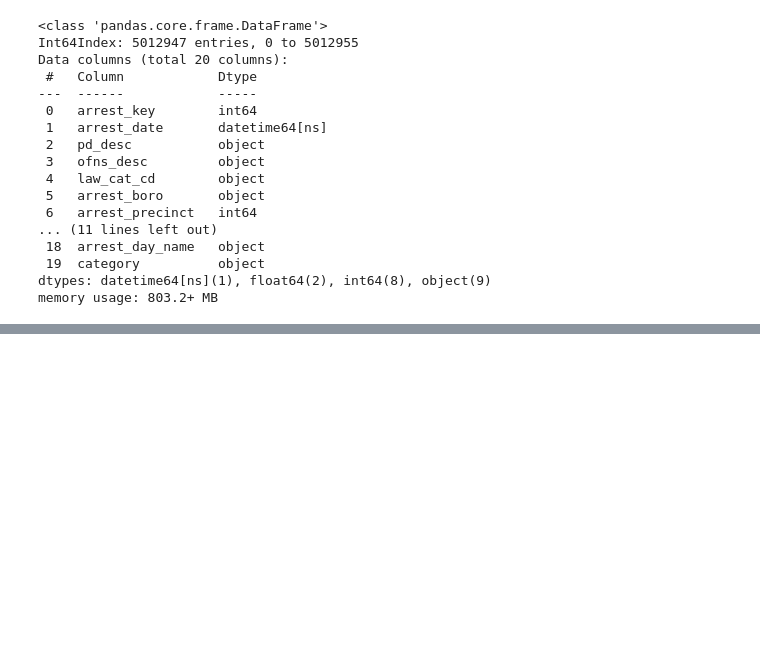
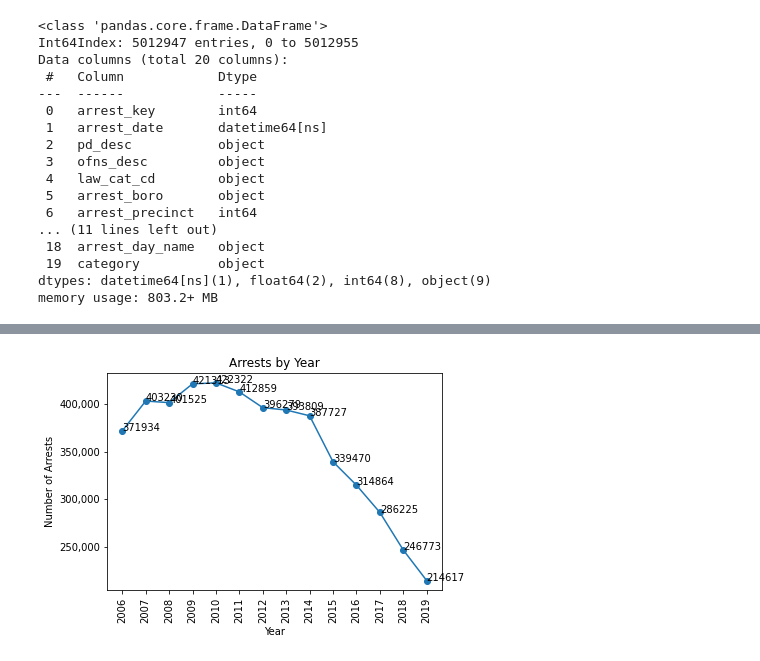
Before and after one commit to AmitSamra/NYC_Crime, a Jupyter notebook: nyc_crime_python.ipynb, the cells around one changed output, grey strips where cells are left out. Cells and saved outputs as stored; diff of their text form; code cells hidden in the pictures; blank space fills up the shorter version.

Commit message:
Added arrests by year df and plot

```diff
--- a/nyc_crime_python.ipynb
+++ b/nyc_crime_python.ipynb
@@ -364,0 +371,5 @@ df.head()
+# %%
+# Plot arrests by year
+df_arrests_year = df.groupby('arrest_year')
+df_arrests_year = df_arrests_year.size()
+df_arrests_year
@@ -364,0 +393,19 @@ df.head()
+# %%
+fig, ax = plt.subplots()
+ax.plot(df_arrests_year.index, df_arrests_year.values, marker='o')
+ax.set_xlabel("Year")
+ax.set_ylabel("Number of Arrests")
+ax.set_title("Arrests by Year")
+plt.xticks([x for x in df_arrests_year.index])
+plt.xticks(rotation = 90)
+
+for i,j in df_arrests_year.items():
+    ax.annotate(j, xy=(i,j))
+
+ax.get_yaxis().set_major_formatter(
+    matplotlib.ticker.FuncFormatter(lambda y, p: format(int(y), ',')))
+
+
+plt.show()
+# %% [output]
+[figure, added]
```
Also changed, not shown: parts of 9 cells of this notebook.
